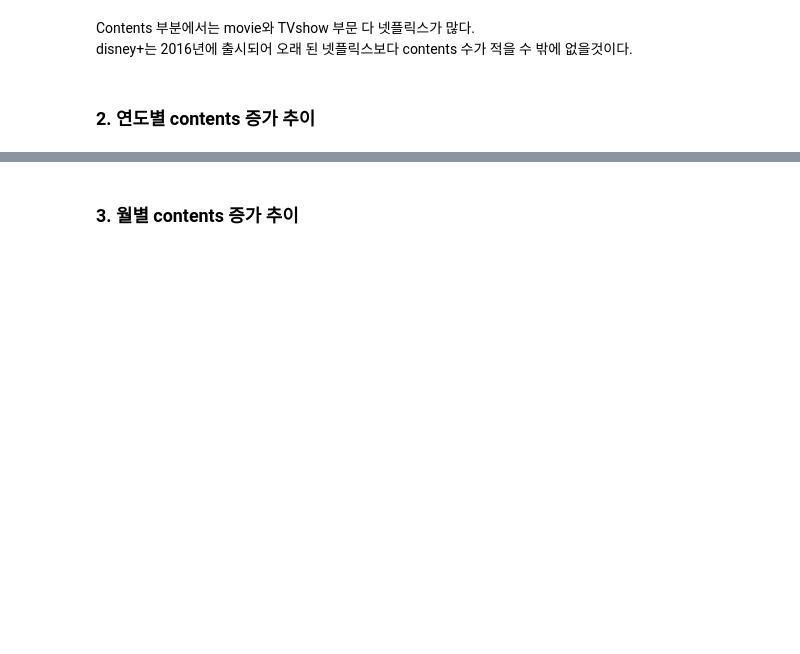
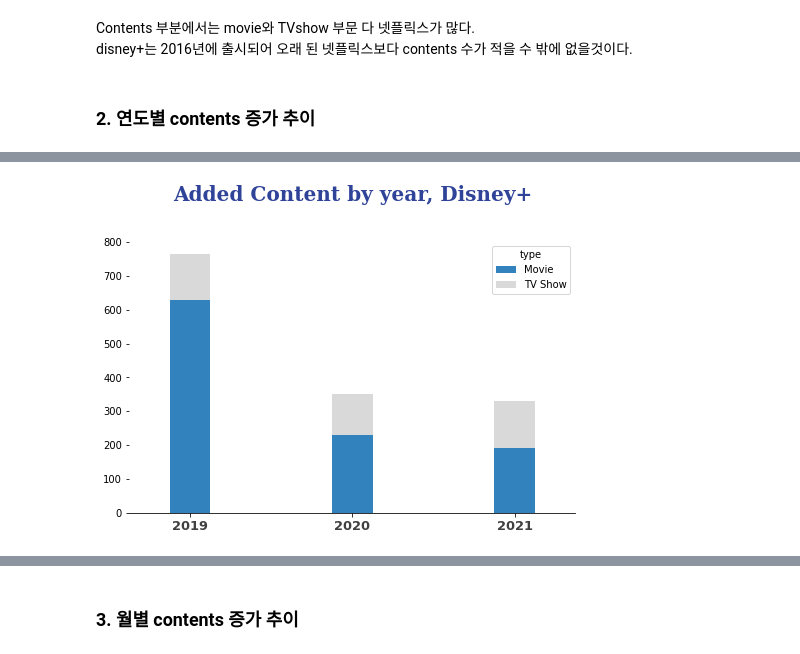
Before and after one commit to Dabinnny/StreamingPlatform_Analysis, a Jupyter notebook: StreamingPlatform_Analysis.ipynb, the cells around one changed output, grey strips where cells are left out. Saved outputs shown, nothing was run; the diff lists cells and outputs as text; code cells hidden in the pictures; blank space fills up the shorter version.

```diff
--- a/StreamingPlatform_Analysis.ipynb
+++ b/StreamingPlatform_Analysis.ipynb
@@ -323,0 +288,6 @@ for s in ['top', 'right','bottom','left']:
+# %%
+d=disney.groupby(['year_added'])['type'].value_counts()
+n=netflix.groupby(['year_added'])['type'].value_counts()
+# %%
+dis_a = d.unstack()
+net_a = n.unstack()
@@ -323,0 +302,11 @@ for s in ['top', 'right','bottom','left']:
+# %%
+dis_a.plot.bar(stacked=True,figsize=(8,5), cmap='tab20c',width=0.25)
+plt.title('Added Content by year, Disney+', fontsize=20,color = '#2f4399', fontweight='bold', fontfamily='serif', pad=40)
+plt.xticks(rotation =  0, fontsize=13, fontweight='bold',alpha=0.75)
+plt.gca().spines['right'].set_visible(False) #오른쪽 테두리 제거
+plt.gca().spines['top'].set_visible(False) #위 테두리 제거
+plt.gca().spines['left'].set_visible(False) #왼쪽 테두리 제거
+plt.xlabel('')
+plt.show()
+# %% [output]
+[figure, added]
```
Also changed, not shown: parts of 11 cells of this notebook.
